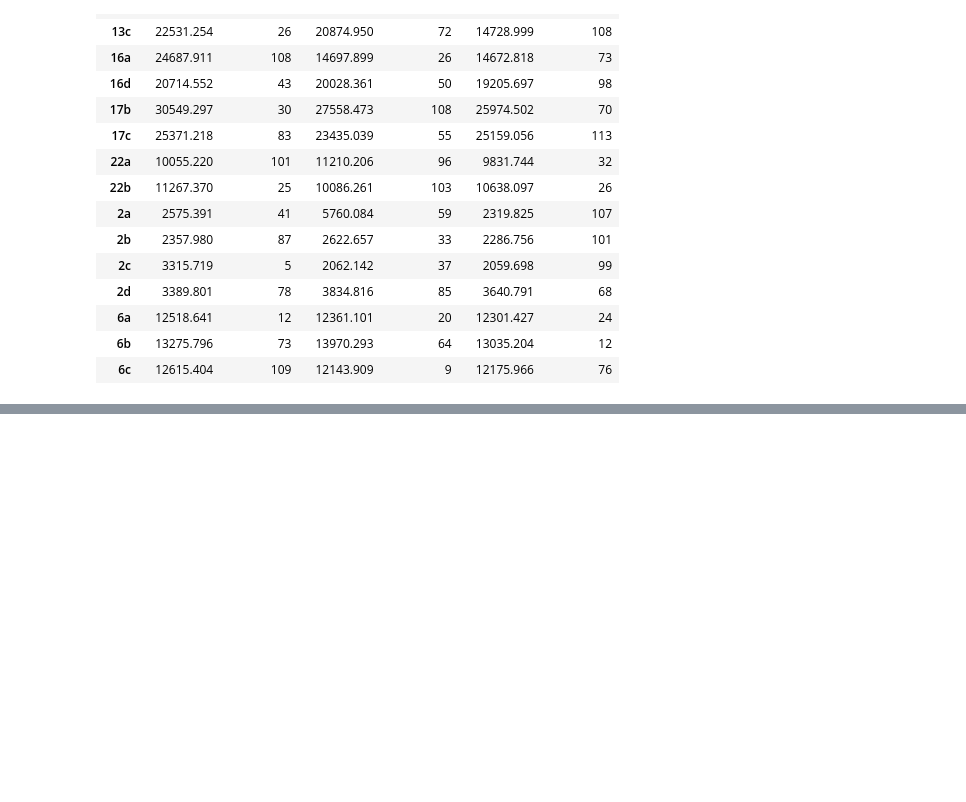
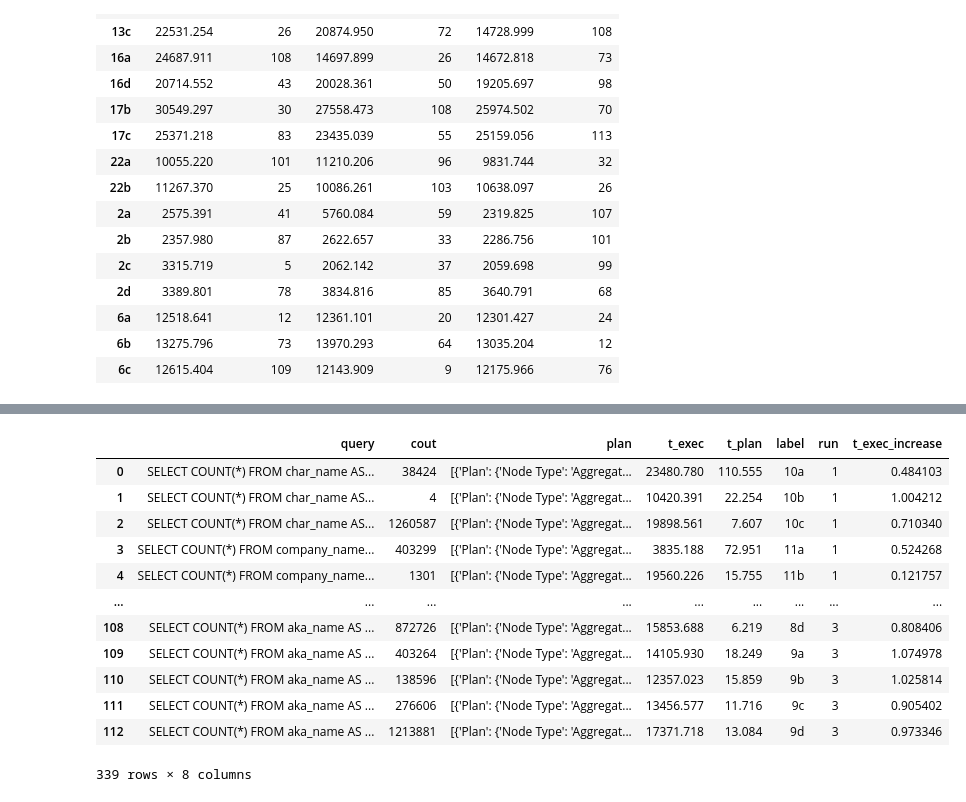
Before and after one commit to rbergm/aft, a Jupyter notebook: pg-aqo/Workload-Evaluation.ipynb, the cells around one changed output, grey strips where cells are left out. Saved outputs shown, nothing was run; the diff lists cells and outputs as text; code cells hidden in the pictures; blank space fills up the shorter version.

Commit message:
Provide results for incremental pg-aqo JOB workload

```diff
--- a/pg-aqo/Workload-Evaluation.ipynb
+++ b/pg-aqo/Workload-Evaluation.ipynb
@@ -86,0 +101,13 @@ df_comb[df_comb.diff_any][t_exec_cols]
+# %%
+df_native = pd.read_csv("../ues/workloads/job-implicit-cout.csv")
+df_run1 = pd.read_csv("workloads/incremental/job-full-run-1-cout.csv")
+df_run2 = pd.read_csv("workloads/incremental/job-full-run-2-cout.csv")
+df_run3 = pd.read_csv("workloads/incremental/job-full-run-3-cout.csv")
+df_run1["run"] = 1
+df_run1.plan = df_run1.plan.apply(json.loads)
+df_run2["run"] = 2
+df_run2.plan = df_run2.plan.apply(json.loads)
+df_run3["run"] = 3
+df_run3.plan = df_run3.plan.apply(json.loads)
+df_aqo = pd.concat([df_run1, df_run2, df_run3])
+df_aqo
@@ -86,0 +181,7 @@ df_comb[df_comb.diff_any][t_exec_cols]
+# %%
+grp_query = df_aqo.groupby("label")
+# %%
+def t_exec_increase(grp):
+    init_t_exec = grp[grp.run == 1].t_exec
+    final_t_exec = grp[grp.run == 3].t_exec
+    return final_t_exec / init_t_exec
@@ -86,0 +190,3 @@ df_comb[df_comb.diff_any][t_exec_cols]
+# %%
+ser_rt_inc = grp_query.apply(t_exec_increase).reset_index(level=0).set_index("label").squeeze()
+ser_rt_inc
@@ -86,0 +219,17 @@ df_comb[df_comb.diff_any][t_exec_cols]
+# %%
+df_aqo = df_aqo.join(ser_rt_inc, on="label", rsuffix="_increase")
+df_aqo
+# %% [output]
+|  | query | cout | plan | t_exec | t_plan | label | run | t_exec_increase |
+| 0 | SELECT COUNT(*) FROM char_name AS... | 38424 | [{'Plan': {'Node Type': 'Aggregat... | 23480.780 | 110.555 | 10a | 1 | 0.484103 |
+| 1 | SELECT COUNT(*) FROM char_name AS... | 4 | [{'Plan': {'Node Type': 'Aggregat... | 10420.391 | 22.254 | 10b | 1 | 1.004212 |
+| 2 | SELECT COUNT(*) FROM char_name AS... | 1260587 | [{'Plan': {'Node Type': 'Aggregat... | 19898.561 | 7.607 | 10c | 1 | 0.710340 |
+| 3 | SELECT COUNT(*) FROM company_name... | 403299 | [{'Plan': {'Node Type': 'Aggregat... | 3835.188 | 72.951 | 11a | 1 | 0.524268 |
+| 4 | SELECT COUNT(*) FROM company_name... | 1301 | [{'Plan': {'Node Type': 'Aggregat... | 19560.226 | 15.755 | 11b | 1 | 0.121757 |
+| ... | ... | ... | ... | ... | ... | ... | ... | ... |
+| 108 | SELECT COUNT(*) FROM aka_name AS ... | 872726 | [{'Plan': {'Node Type': 'Aggregat... | 15853.688 | 6.219 | 8d | 3 | 0.808406 |
+| 109 | SELECT COUNT(*) FROM aka_name AS ... | 403264 | [{'Plan': {'Node Type': 'Aggregat... | 14105.930 | 18.249 | 9a | 3 | 1.074978 |
+| 110 | SELECT COUNT(*) FROM aka_name AS ... | 138596 | [{'Plan': {'Node Type': 'Aggregat... | 12357.023 | 15.859 | 9b | 3 | 1.025814 |
+| 111 | SELECT COUNT(*) FROM aka_name AS ... | 276606 | [{'Plan': {'Node Type': 'Aggregat... | 13456.577 | 11.716 | 9c | 3 | 0.905402 |
+| 112 | SELECT COUNT(*) FROM aka_name AS ... | 1213881 | [{'Plan': {'Node Type': 'Aggregat... | 17371.718 | 13.084 | 9d | 3 | 0.973346 |
+339 rows × 8 columns
```
Also changed, not shown: parts of 20 cells of this notebook, 8 other files.
